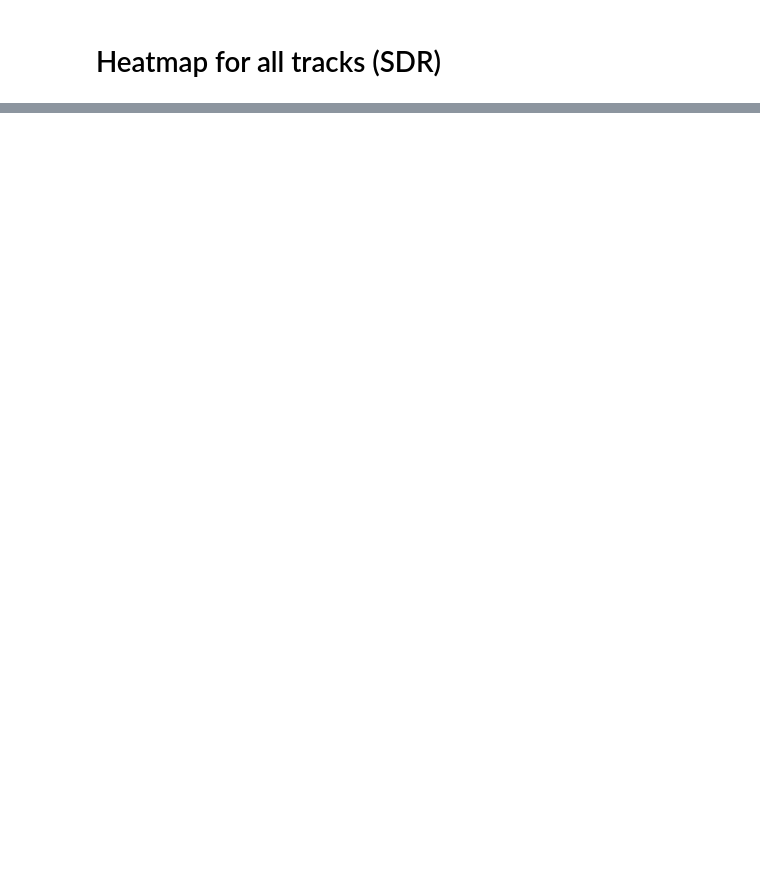
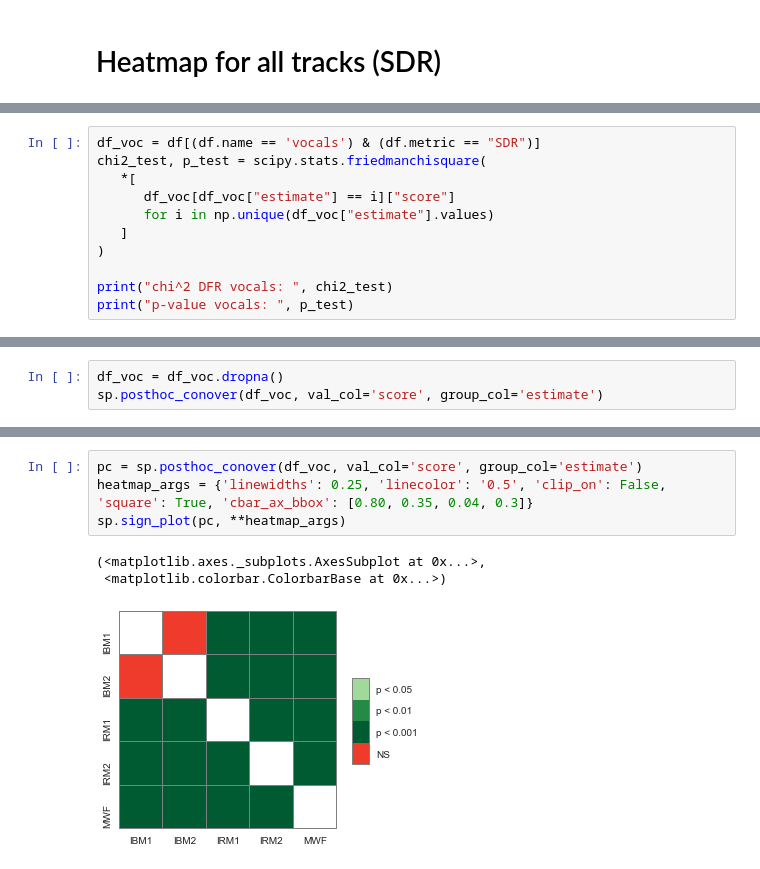
Before and after one commit to sigsep/sigsep-mus-2018-analysis, a Jupyter notebook: museval18-analysis.ipynb, the cells around one changed output, grey strips where cells are left out. Drawn from its saved outputs; the diff is of its cells as text; blank space fills up the shorter version.

```diff
--- a/museval18-analysis.ipynb
+++ b/museval18-analysis.ipynb
@@ -116,0 +76,11 @@ df_track
+# %%
+df_voc = df[(df.name == 'vocals') & (df.metric == "SDR")]
+chi2_test, p_test = scipy.stats.friedmanchisquare(
+   *[
+      df_voc[df_voc["estimate"] == i]["score"]
+      for i in np.unique(df_voc["estimate"].values)
+   ]
+)
+
+print("chi^2 DFR vocals: ", chi2_test)
+print("p-value vocals: ", p_test)
@@ -116,0 +90,3 @@ df_track
+# %%
+df_voc = df_voc.dropna()
+sp.posthoc_conover(df_voc, val_col='score', group_col='estimate')
@@ -116,0 +100,8 @@ df_track
+# %%
+pc = sp.posthoc_conover(df_voc, val_col='score', group_col='estimate')
+heatmap_args = {'linewidths': 0.25, 'linecolor': '0.5', 'clip_on': False, 'square': True, 'cbar_ax_bbox': [0.80, 0.35, 0.04, 0.3]}
+sp.sign_plot(pc, **heatmap_args)
+# %% [output]
+(<matplotlib.axes._subplots.AxesSubplot at 0x...>,
+ <matplotlib.colorbar.ColorbarBase at 0x...>)
+[figure, added]
```
Also changed, not shown: parts of 9 cells of this notebook.
